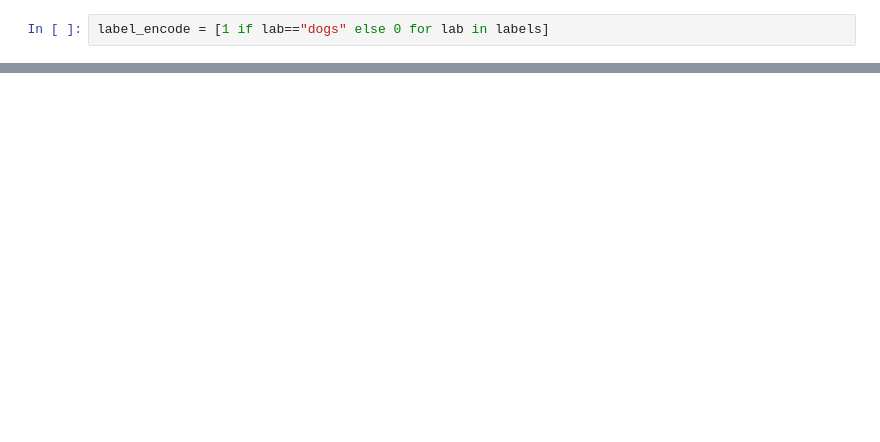
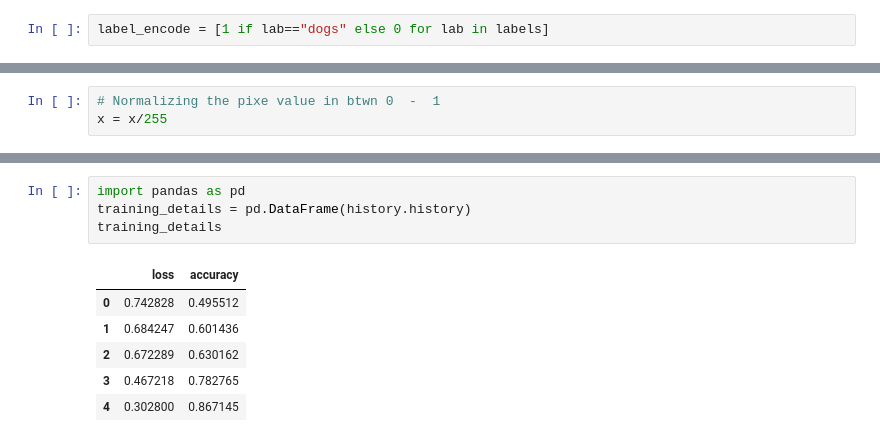
Before and after one commit to upflairs-pvt-ltd/jecrc-AI_ML_example-27thsep2023, a Jupyter notebook: Deep learning/CNN/Dog_cat/dog_cat.ipynb, the cells around one changed output, grey strips where cells are left out. Cells and saved outputs as stored; diff of their text form; blank space fills up the shorter version.

```diff
--- a/Deep learning/CNN/Dog_cat/dog_cat.ipynb
+++ b/Deep learning/CNN/Dog_cat/dog_cat.ipynb
@@ -132,0 +128,3 @@ label_encode = [1 if lab=="dogs" else 0 for lab in labels]
+# %%
+# Normalizing the pixe value in btwn 0  -  1
+x = x/255
@@ -132,0 +247,11 @@ label_encode = [1 if lab=="dogs" else 0 for lab in labels]
+# %%
+import pandas as pd
+training_details = pd.DataFrame(history.history)
+training_details
+# %% [output]
+|  | loss | accuracy |
+| 0 | 0.742828 | 0.495512 |
+| 1 | 0.684247 | 0.601436 |
+| 2 | 0.672289 | 0.630162 |
+| 3 | 0.467218 | 0.782765 |
+| 4 | 0.302800 | 0.867145 |
```
Also changed, not shown: parts of 32 cells of this notebook, 6 other files.
